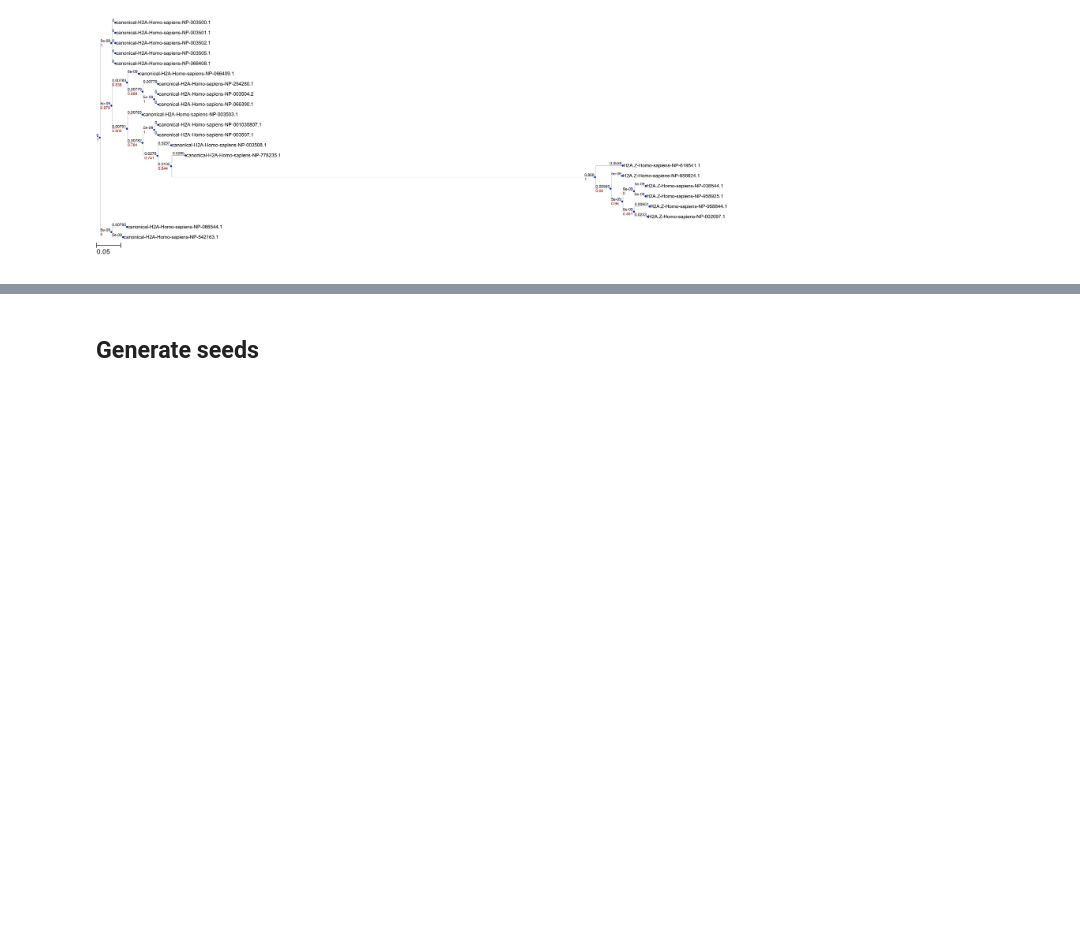
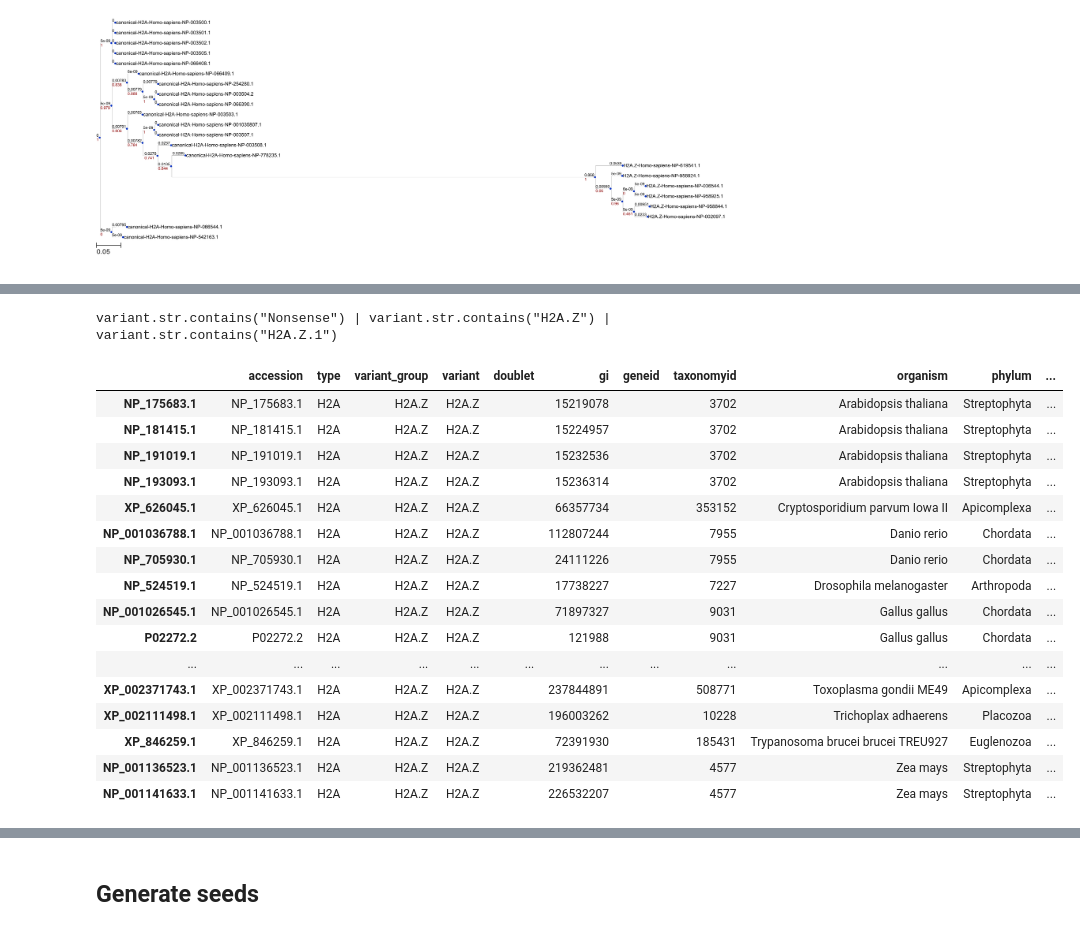
Before and after one commit to v-kulikov1/histonedb_Vladimir, a Jupyter notebook: CURATED_SET/curated_service.ipynb, the cells around one changed output, grey strips where cells are left out. Cells and saved outputs as stored; diff of their text form; code cells hidden in the pictures; blank space fills up the shorter version.

```diff
--- a/CURATED_SET/curated_service.ipynb
+++ b/CURATED_SET/curated_service.ipynb
@@ -367,0 +146,4 @@ Please cite: Edgar, R.C. Nucleic Acids Res 32(5), 1792-97.
+# %%
+hist_tree=Tree()
+dict2tree(hist_tree,data['tree'])
+print(hist_tree.get_ascii(show_internal=True))
@@ -367,0 +168,27 @@ Please cite: Edgar, R.C. Nucleic Acids Res 32(5), 1792-97.
+# %%
+#Selection all sequences for an internal node variant
+ss='variant.str.contains("Nonsense")'
+for node in hist_tree.search_nodes(name='H2A.Z')[0].traverse():
+    ss=ss+f' | variant.str.contains("{node.name}")'
+print(ss)
+
+cs.data.query(f'{ss} & `class`=="Mammalia"')
+# %% [output]
+variant.str.contains("Nonsense") | variant.str.contains("H2A.Z") | variant.str.contains("H2A.Z.1")
+|  | accession | type | variant_group | variant | doublet | gi | geneid | taxonomyid | organism | phylum | ... |
+| NP_175683.1 | NP_175683.1 | H2A | H2A.Z | H2A.Z |  | 15219078 |  | 3702 | Arabidopsis thaliana | Streptophyta | ... |
+| NP_181415.1 | NP_181415.1 | H2A | H2A.Z | H2A.Z |  | 15224957 |  | 3702 | Arabidopsis thaliana | Streptophyta | ... |
+| NP_191019.1 | NP_191019.1 | H2A | H2A.Z | H2A.Z |  | 15232536 |  | 3702 | Arabidopsis thaliana | Streptophyta | ... |
+| NP_193093.1 | NP_193093.1 | H2A | H2A.Z | H2A.Z |  | 15236314 |  | 3702 | Arabidopsis thaliana | Streptophyta | ... |
+| XP_626045.1 | XP_626045.1 | H2A | H2A.Z | H2A.Z |  | 66357734 |  | 353152 | Cryptosporidium parvum Iowa II | Apicomplexa | ... |
+| NP_001036788.1 | NP_001036788.1 | H2A | H2A.Z | H2A.Z |  | 112807244 |  | 7955 | Danio rerio | Chordata | ... |
+| NP_705930.1 | NP_705930.1 | H2A | H2A.Z | H2A.Z |  | 24111226 |  | 7955 | Danio rerio | Chordata | ... |
+| NP_524519.1 | NP_524519.1 | H2A | H2A.Z | H2A.Z |  | 17738227 |  | 7227 | Drosophila melanogaster | Arthropoda | ... |
+| NP_001026545.1 | NP_001026545.1 | H2A | H2A.Z | H2A.Z |  | 71897327 |  | 9031 | Gallus gallus | Chordata | ... |
+| P02272.2 | P02272.2 | H2A | H2A.Z | H2A.Z |  | 121988 |  | 9031 | Gallus gallus | Chordata | ... |
+| ... | ... | ... | ... | ... | ... | ... | ... | ... | ... | ... | ... |
+| XP_002371743.1 | XP_002371743.1 | H2A | H2A.Z | H2A.Z |  | 237844891 |  | 508771 | Toxoplasma gondii ME49 | Apicomplexa | ... |
+| XP_002111498.1 | XP_002111498.1 | H2A | H2A.Z | H2A.Z |  | 196003262 |  | 10228 | Trichoplax adhaerens | Placozoa | ... |
+| XP_846259.1 | XP_846259.1 | H2A | H2A.Z | H2A.Z |  | 72391930 |  | 185431 | Trypanosoma brucei brucei TREU927 | Euglenozoa | ... |
+| NP_001136523.1 | NP_001136523.1 | H2A | H2A.Z | H2A.Z |  | 219362481 |  | 4577 | Zea mays | Streptophyta | ... |
+| NP_001141633.1 | NP_001141633.1 | H2A | H2A.Z | H2A.Z |  | 226532207 |  | 4577 | Zea mays | Streptophyta | ... |
```
Also changed, not shown: parts of 13 cells of this notebook, 5 other files.
